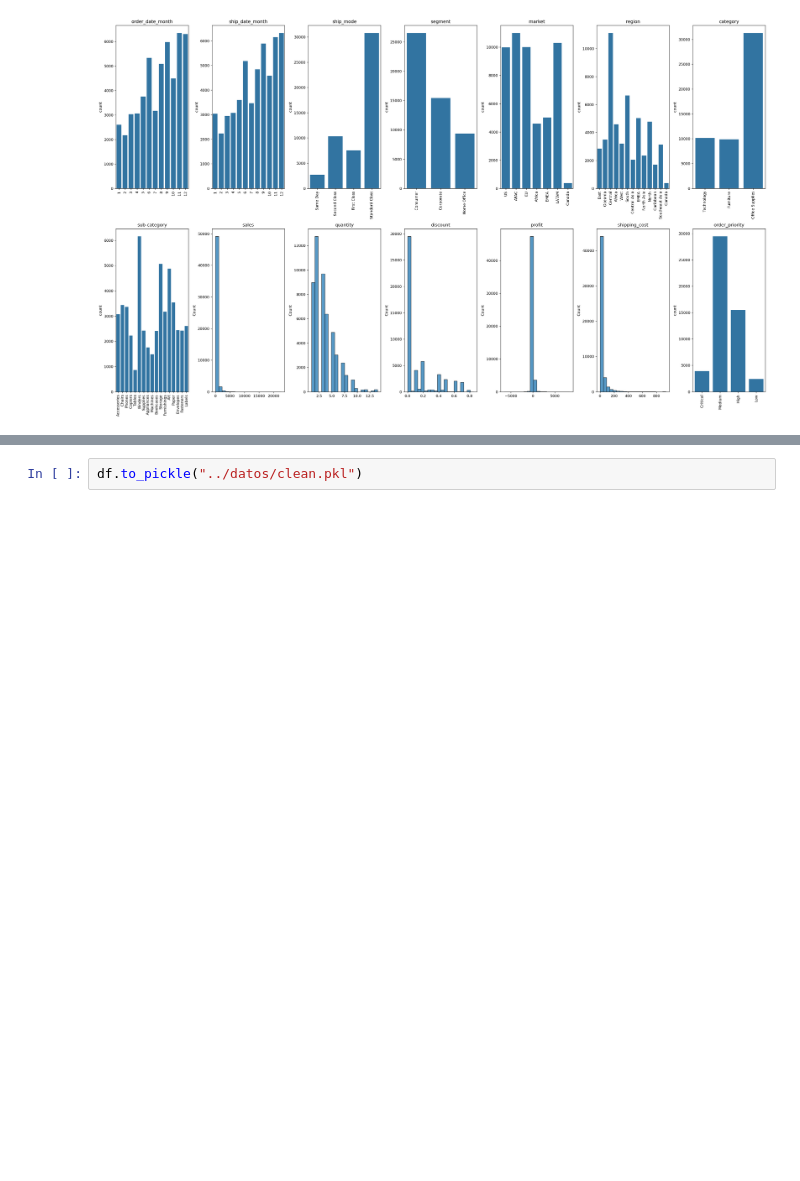
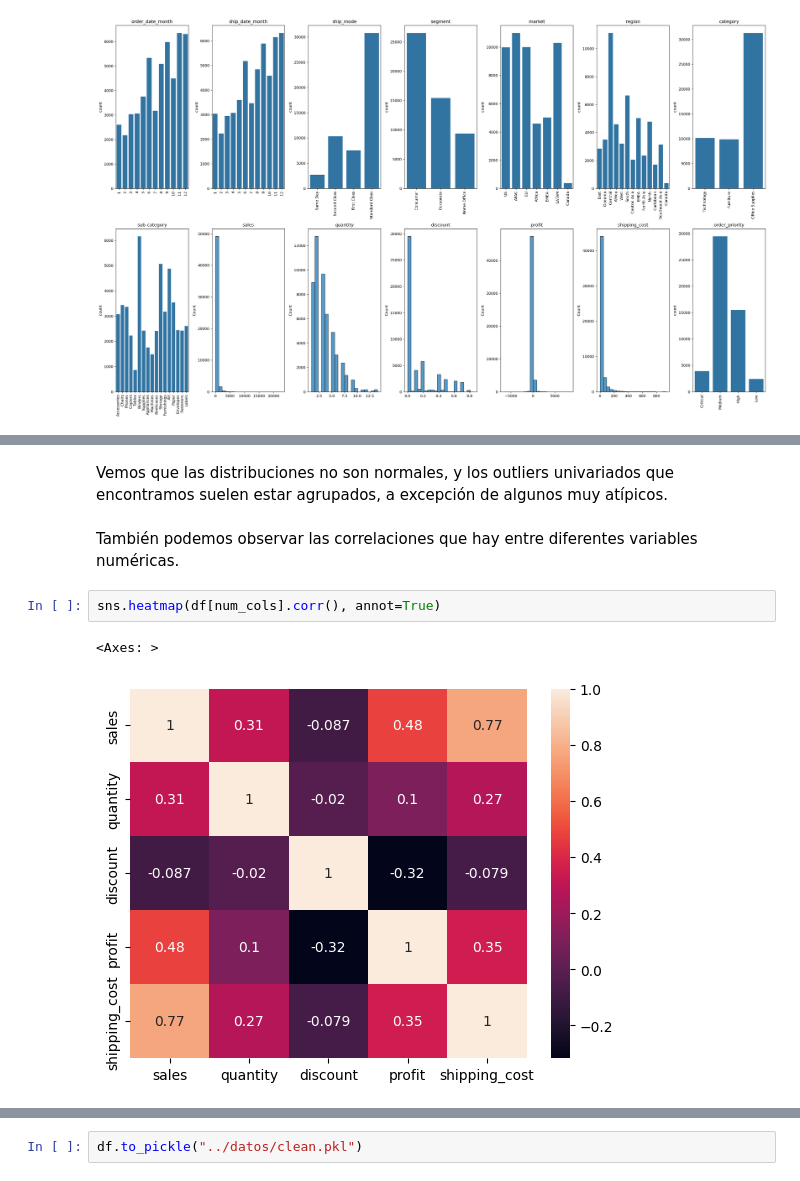
Before and after one commit to yanruwu/Proyecto9-ClusteringReg, a Jupyter notebook: notebooks/EDA.ipynb, the cells around one changed output, grey strips where cells are left out. Saved outputs shown, nothing was run; the diff lists cells and outputs as text; blank space fills up the shorter version.

```diff
--- a/notebooks/EDA.ipynb
+++ b/notebooks/EDA.ipynb
@@ -149,0 +166,9 @@ Vemos que las ventas se concentran en invierno, y que sobretodo se venden artíc
+# %% [markdown]
+Vemos que las distribuciones no son normales, y los outliers univariados que encontramos suelen estar agrupados, a excepción de algunos muy atípicos.
+# %% [markdown]
+También podemos observar las correlaciones que hay entre diferentes variables numéricas.
+# %%
+sns.heatmap(df[num_cols].corr(), annot=True)
+# %% [output]
+<Axes: >
+[figure, added]
```
Also changed, not shown: parts of 4 cells of this notebook, 11 other files.
